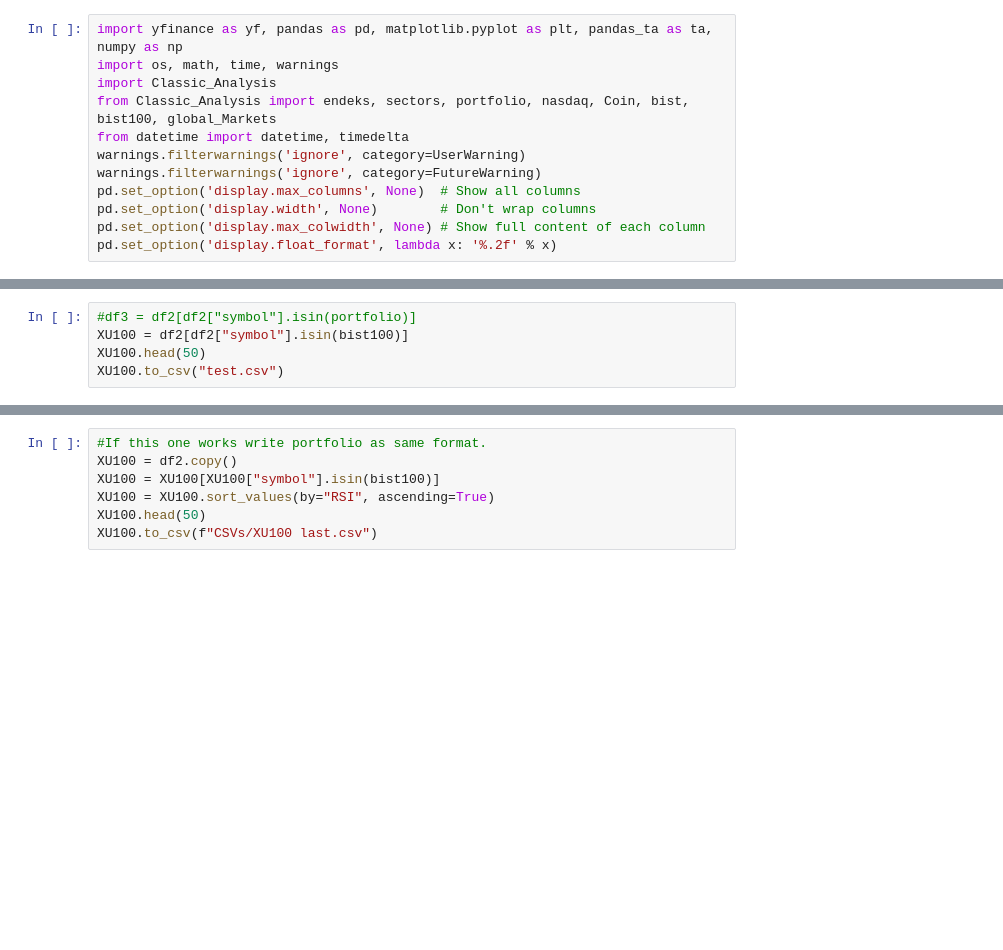
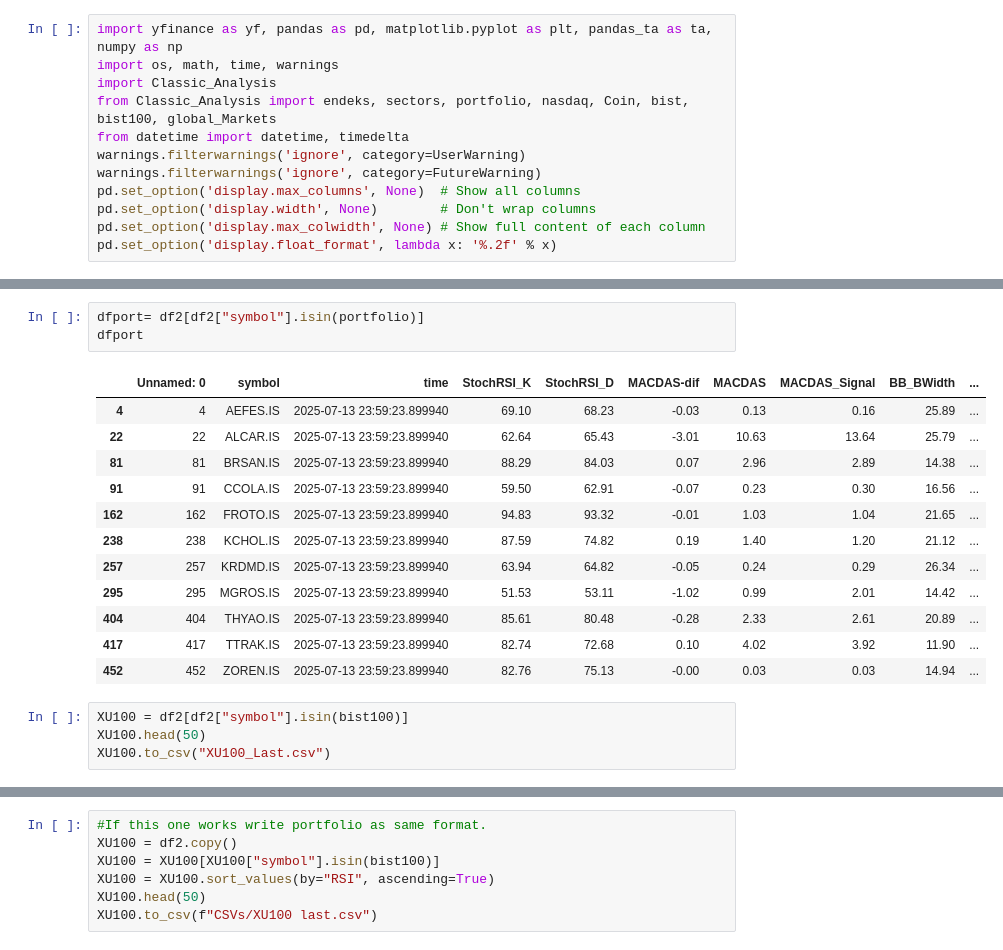
Before and after one commit to TolgaUyanik/StockMarket, a Jupyter notebook: Stock_Market_Main.ipynb, the cells around one changed output, grey strips where cells are left out. Drawn from its saved outputs; the diff is of its cells as text; blank space fills up the shorter version.

```diff
--- a/Stock_Market_Main.ipynb
+++ b/Stock_Market_Main.ipynb
@@ -62,5 +122,20 @@ df2
+# %%
+dfport= df2[df2["symbol"].isin(portfolio)]
+dfport
+# %% [output]
+|  | Unnamed: 0 | symbol | time | StochRSI_K | StochRSI_D | MACDAS-dif | MACDAS | MACDAS_Signal | BB_BWidth | ... |
+| 4 | 4 | AEFES.IS | 2025-07-13 23:59:23.899940 | 69.10 | 68.23 | -0.03 | 0.13 | 0.16 | 25.89 | ... |
+| 22 | 22 | ALCAR.IS | 2025-07-13 23:59:23.899940 | 62.64 | 65.43 | -3.01 | 10.63 | 13.64 | 25.79 | ... |
+| 81 | 81 | BRSAN.IS | 2025-07-13 23:59:23.899940 | 88.29 | 84.03 | 0.07 | 2.96 | 2.89 | 14.38 | ... |
+| 91 | 91 | CCOLA.IS | 2025-07-13 23:59:23.899940 | 59.50 | 62.91 | -0.07 | 0.23 | 0.30 | 16.56 | ... |
+| 162 | 162 | FROTO.IS | 2025-07-13 23:59:23.899940 | 94.83 | 93.32 | -0.01 | 1.03 | 1.04 | 21.65 | ... |
+| 238 | 238 | KCHOL.IS | 2025-07-13 23:59:23.899940 | 87.59 | 74.82 | 0.19 | 1.40 | 1.20 | 21.12 | ... |
+| 257 | 257 | KRDMD.IS | 2025-07-13 23:59:23.899940 | 63.94 | 64.82 | -0.05 | 0.24 | 0.29 | 26.34 | ... |
+| 295 | 295 | MGROS.IS | 2025-07-13 23:59:23.899940 | 51.53 | 53.11 | -1.02 | 0.99 | 2.01 | 14.42 | ... |
+| 404 | 404 | THYAO.IS | 2025-07-13 23:59:23.899940 | 85.61 | 80.48 | -0.28 | 2.33 | 2.61 | 20.89 | ... |
+| 417 | 417 | TTRAK.IS | 2025-07-13 23:59:23.899940 | 82.74 | 72.68 | 0.10 | 4.02 | 3.92 | 11.90 | ... |
+| 452 | 452 | ZOREN.IS | 2025-07-13 23:59:23.899940 | 82.76 | 75.13 | -0.00 | 0.03 | 0.03 | 14.94 | ... |
 # %%
-#df3 = df2[df2["symbol"].isin(portfolio)]
 XU100 = df2[df2["symbol"].isin(bist100)]
 XU100.head(50)
-XU100.to_csv("test.csv")
+XU100.to_csv("XU100_Last.csv")
```
Also changed, not shown: parts of 11 cells of this notebook, 25 other files.
